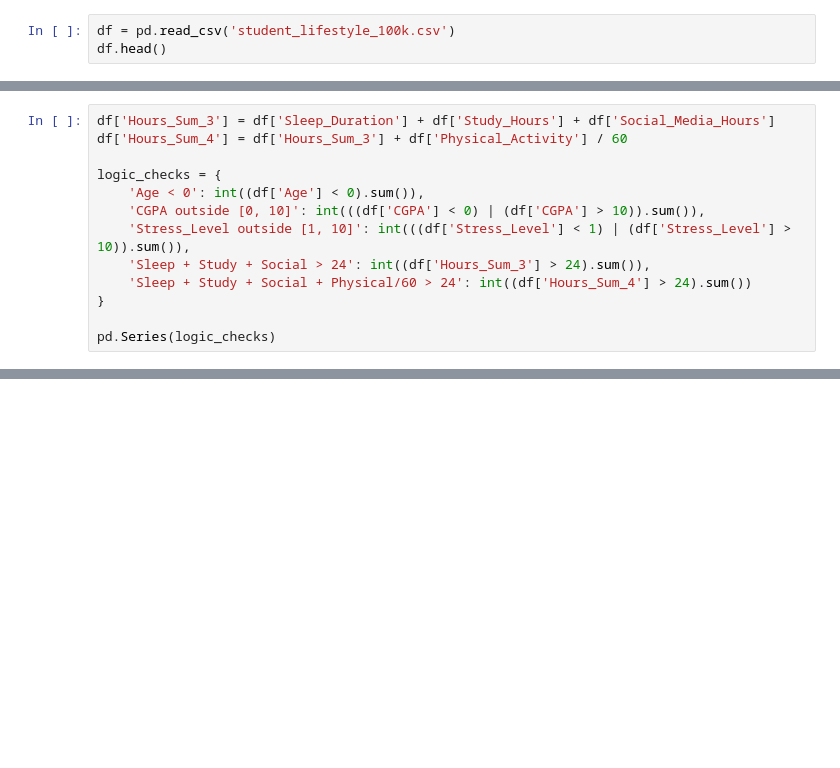
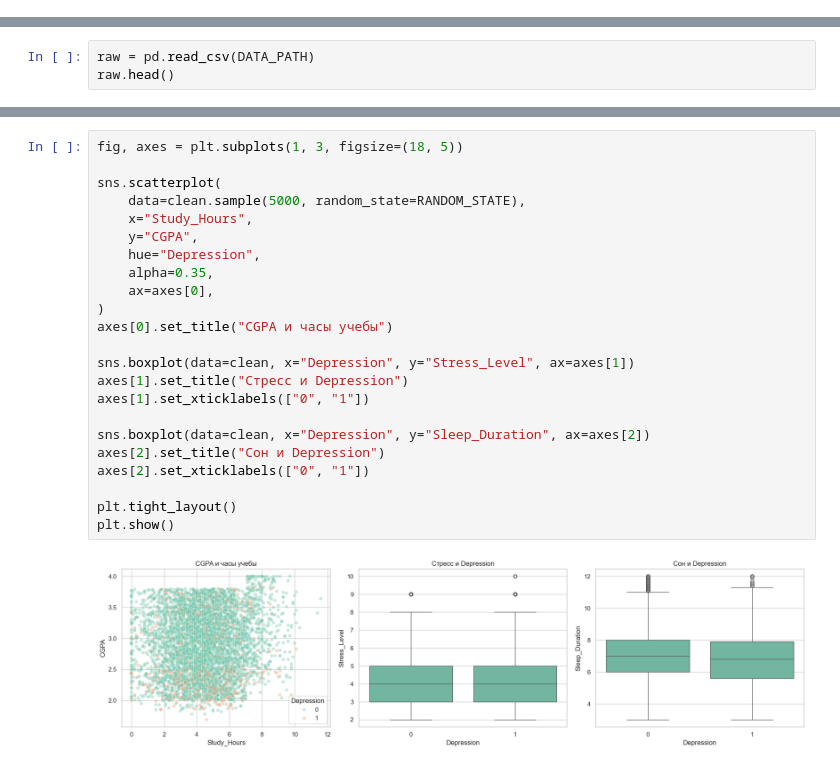
Before and after one commit to Geegunt/Lab1_Anal_Data, a Jupyter notebook: lab1.ipynb, the cells around one changed output, grey strips where cells are left out. Saved outputs shown, nothing was run; the diff lists cells and outputs as text; blank space fills up the shorter version.

```diff
--- a/lab1.ipynb
+++ b/lab1.ipynb
@@ -25,3 +0,0 @@ pd.set_option('display.float_format', '{:.3f}'.format)
-# %%
-df = pd.read_csv('student_lifestyle_100k.csv')
-df.head()
@@ -60,13 +0,0 @@ print('\nКоличество полных дубликатов:', duplicates)
-# %%
-df['Hours_Sum_3'] = df['Sleep_Duration'] + df['Study_Hours'] + df['Social_Media_Hours']
-df['Hours_Sum_4'] = df['Hours_Sum_3'] + df['Physical_Activity'] / 60
-
-logic_checks = {
-    'Age < 0': int((df['Age'] < 0).sum()),
-    'CGPA outside [0, 10]': int(((df['CGPA'] < 0) | (df['CGPA'] > 10)).sum()),
-    'Stress_Level outside [1, 10]': int(((df['Stress_Level'] < 1) | (df['Stress_Level'] > 10)).sum()),
-    'Sleep + Study + Social > 24': int((df['Hours_Sum_3'] > 24).sum()),
-    'Sleep + Study + Social + Physical/60 > 24': int((df['Hours_Sum_4'] > 24).sum())
-}
-
-pd.Series(logic_checks)
@@ -119,0 +63,3 @@ plt.show()
+# %%
+raw = pd.read_csv(DATA_PATH)
+raw.head()
@@ -119,0 +277,25 @@ plt.show()
+# %%
+fig, axes = plt.subplots(1, 3, figsize=(18, 5))
+
+sns.scatterplot(
+    data=clean.sample(5000, random_state=RANDOM_STATE),
+    x="Study_Hours",
+    y="CGPA",
+    hue="Depression",
+    alpha=0.35,
+    ax=axes[0],
+)
+axes[0].set_title("CGPA и часы учебы")
+
+sns.boxplot(data=clean, x="Depression", y="Stress_Level", ax=axes[1])
+axes[1].set_title("Стресс и Depression")
+axes[1].set_xticklabels(["0", "1"])
+
+sns.boxplot(data=clean, x="Depression", y="Sleep_Duration", ax=axes[2])
+axes[2].set_title("Сон и Depression")
+axes[2].set_xticklabels(["0", "1"])
+
+plt.tight_layout()
+plt.show()
+# %% [output]
+[figure, added]
```
Also changed, not shown: parts of 52 cells of this notebook, 2 other files.
